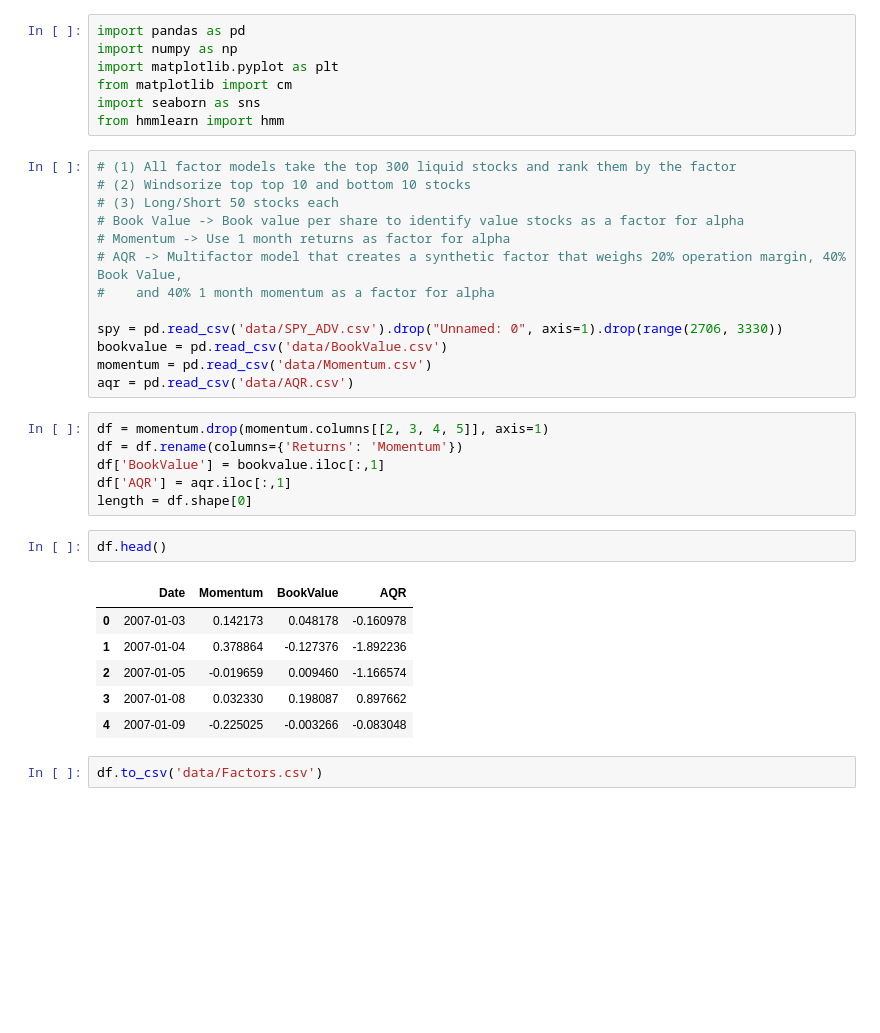
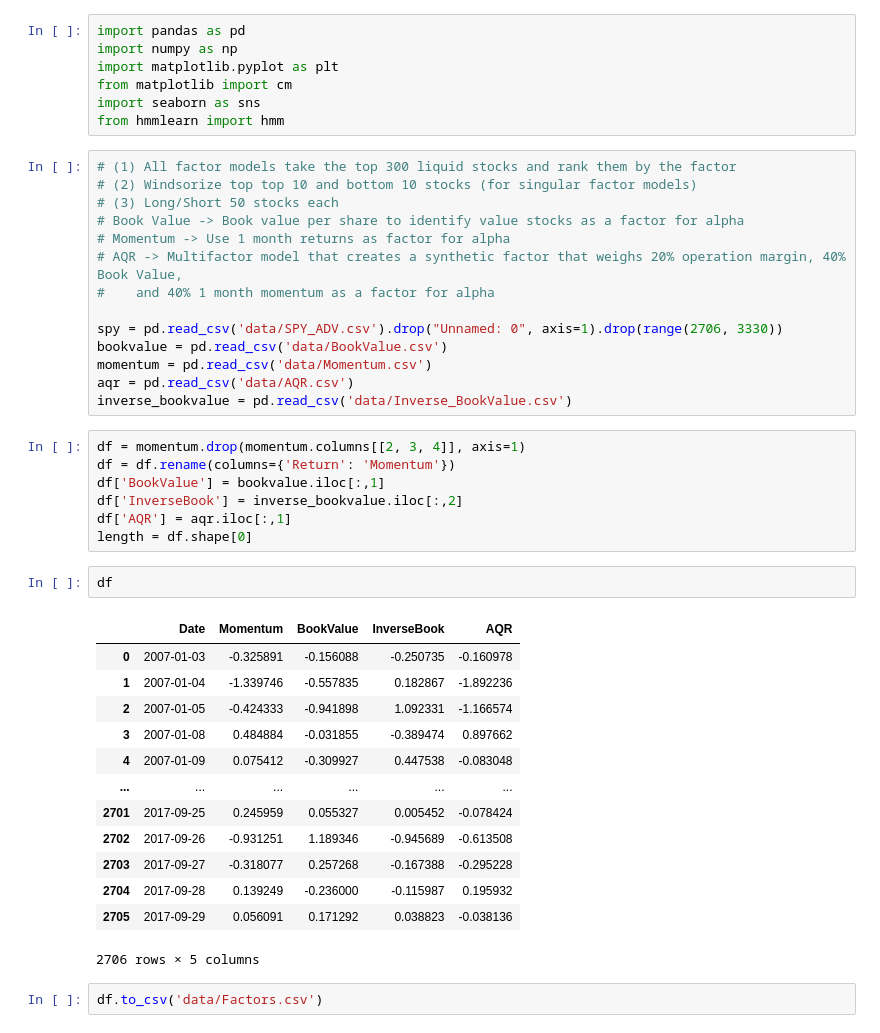
Before and after one commit to Marblez/HMM_Trading, a Jupyter notebook: models.ipynb, the cells around one changed output. Drawn from its saved outputs; the diff is of its cells as text; blank space fills up the shorter version.

```diff
--- a/models.ipynb
+++ b/models.ipynb
@@ -7,7 +7,7 @@ import seaborn as sns
 from hmmlearn import hmm
 # %%
 # (1) All factor models take the top 300 liquid stocks and rank them by the factor
-# (2) Windsorize top top 10 and bottom 10 stocks
+# (2) Windsorize top top 10 and bottom 10 stocks (for singular factor models)
 # (3) Long/Short 50 stocks each
 # Book Value -> Book value per share to identify value stocks as a factor for alpha
 # Momentum -> Use 1 month returns as factor for alpha
@@ -18,21 +18,30 @@ spy = pd.read_csv('data/SPY_ADV.csv').drop("Unnamed: 0", axis=1).drop(range(2706
 bookvalue = pd.read_csv('data/BookValue.csv')
 momentum = pd.read_csv('data/Momentum.csv')
 aqr = pd.read_csv('data/AQR.csv')
+inverse_bookvalue = pd.read_csv('data/Inverse_BookValue.csv')
 # %%
-df = momentum.drop(momentum.columns[[2, 3, 4, 5]], axis=1)
-df = df.rename(columns={'Returns': 'Momentum'})
+df = momentum.drop(momentum.columns[[2, 3, 4]], axis=1)
+df = df.rename(columns={'Return': 'Momentum'})
 df['BookValue'] = bookvalue.iloc[:,1]
+df['InverseBook'] = inverse_bookvalue.iloc[:,2]
 df['AQR'] = aqr.iloc[:,1]
 length = df.shape[0]
 # %%
-df.head()
+df
 # %% [output]
-|  | Date | Momentum | BookValue | AQR |
-| 0 | 2007-01-03 | 0.142173 | 0.048178 | -0.160978 |
-| 1 | 2007-01-04 | 0.378864 | -0.127376 | -1.892236 |
-| 2 | 2007-01-05 | -0.019659 | 0.009460 | -1.166574 |
-| 3 | 2007-01-08 | 0.032330 | 0.198087 | 0.897662 |
-| 4 | 2007-01-09 | -0.225025 | -0.003266 | -0.083048 |
+|  | Date | Momentum | BookValue | InverseBook | AQR |
+| 0 | 2007-01-03 | -0.325891 | -0.156088 | -0.250735 | -0.160978 |
+| 1 | 2007-01-04 | -1.339746 | -0.557835 | 0.182867 | -1.892236 |
+| 2 | 2007-01-05 | -0.424333 | -0.941898 | 1.092331 | -1.166574 |
+| 3 | 2007-01-08 | 0.484884 | -0.031855 | -0.389474 | 0.897662 |
+| 4 | 2007-01-09 | 0.075412 | -0.309927 | 0.447538 | -0.083048 |
+| ... | ... | ... | ... | ... | ... |
+| 2701 | 2017-09-25 | 0.245959 | 0.055327 | 0.005452 | -0.078424 |
+| 2702 | 2017-09-26 | -0.931251 | 1.189346 | -0.945689 | -0.613508 |
+| 2703 | 2017-09-27 | -0.318077 | 0.257268 | -0.167388 | -0.295228 |
+| 2704 | 2017-09-28 | 0.139249 | -0.236000 | -0.115987 | 0.195932 |
+| 2705 | 2017-09-29 | 0.056091 | 0.171292 | 0.038823 | -0.038136 |
+2706 rows × 5 columns
 # %%
 df.to_csv('data/Factors.csv')
 # %%
```
Also changed, not shown: parts of 4 cells of this notebook, 19 other files.
